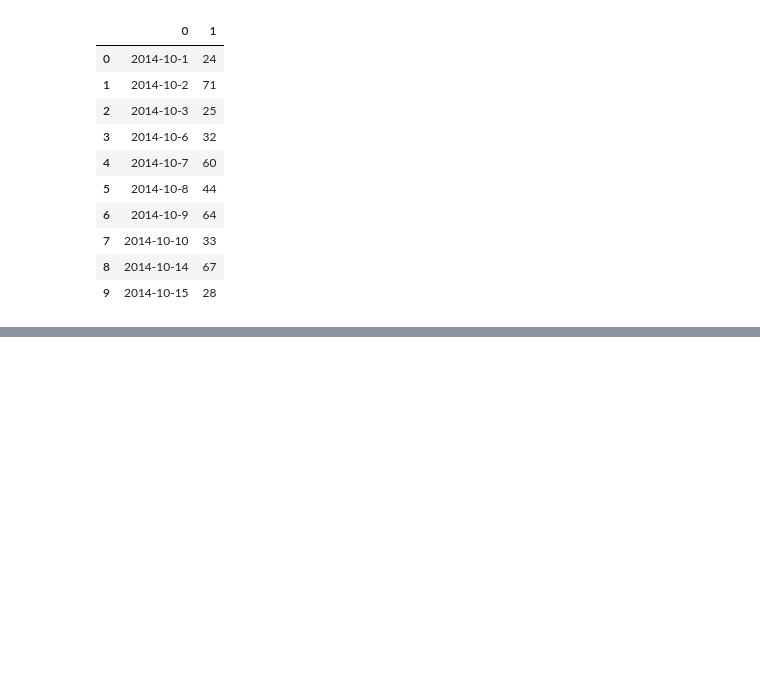
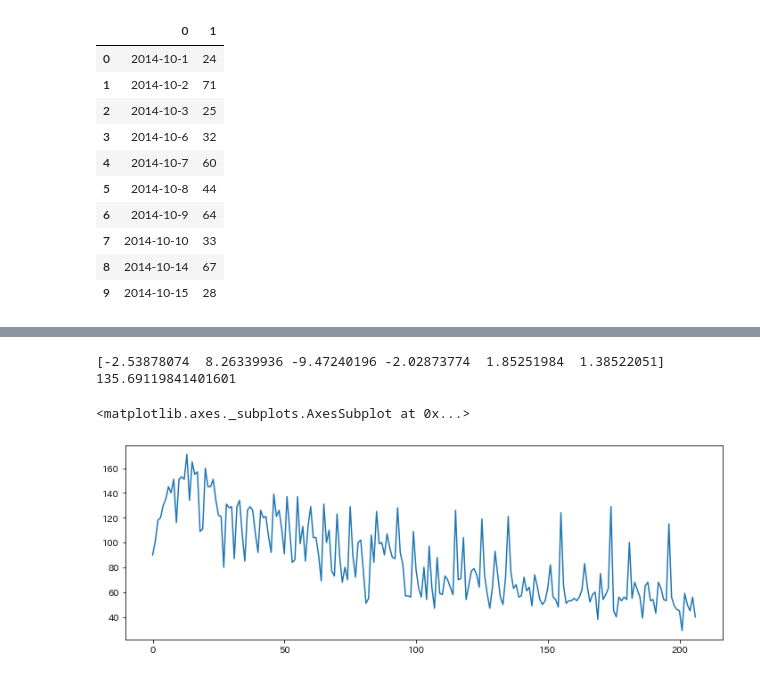
Before and after one commit to umanari145/python_ai, a Jupyter notebook: zerokara_data_case01.ipynb, the cells around one changed output, grey strips where cells are left out. Saved outputs shown, nothing was run; the diff lists cells and outputs as text; code cells hidden in the pictures; blank space fills up the shorter version.

```diff
--- a/zerokara_data_case01.ipynb
+++ b/zerokara_data_case01.ipynb
@@ -103,0 +144,12 @@ sample.head(10)
+# %%
+y=train["y"]
+model2 = LR()
+model2.fit(trainX, y)
+
+# 傾き
+print(model2.coef_)
+# 切片
+print(model2.intercept_)
+# %% [output]
+[-2.53878074  8.26339936 -9.47240196 -2.02873774  1.85251984  1.38522051]
+135.69119841401601
@@ -103,0 +162,6 @@ sample.head(10)
+# %%
+# 時系列の情報が重要ではないか・・・？と考える
+train["y"].plot(figsize=(12,4))
+# %% [output]
+<matplotlib.axes._subplots.AxesSubplot at 0x...>
+[figure, added]
```
Also changed, not shown: parts of 9 cells of this notebook.
